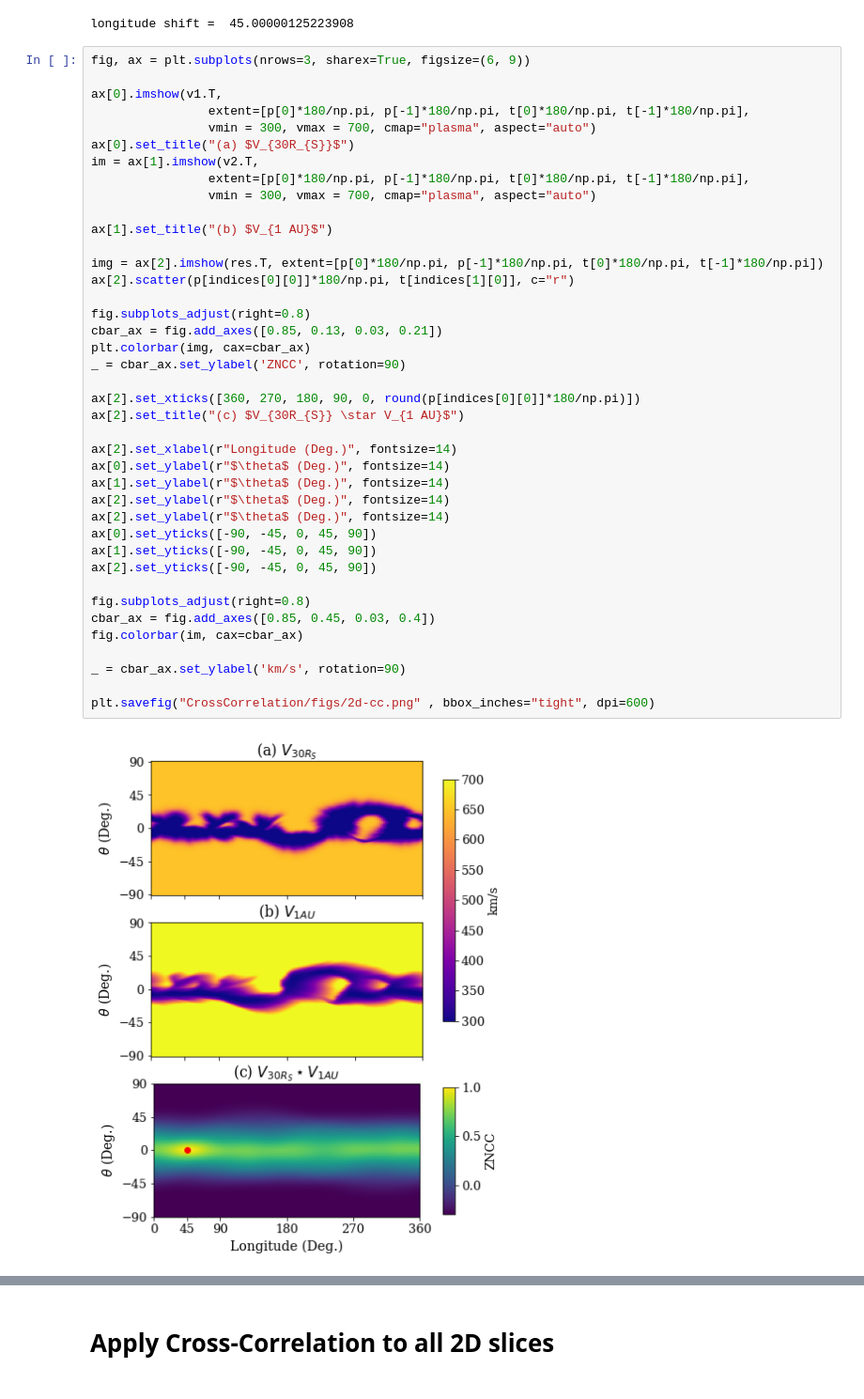
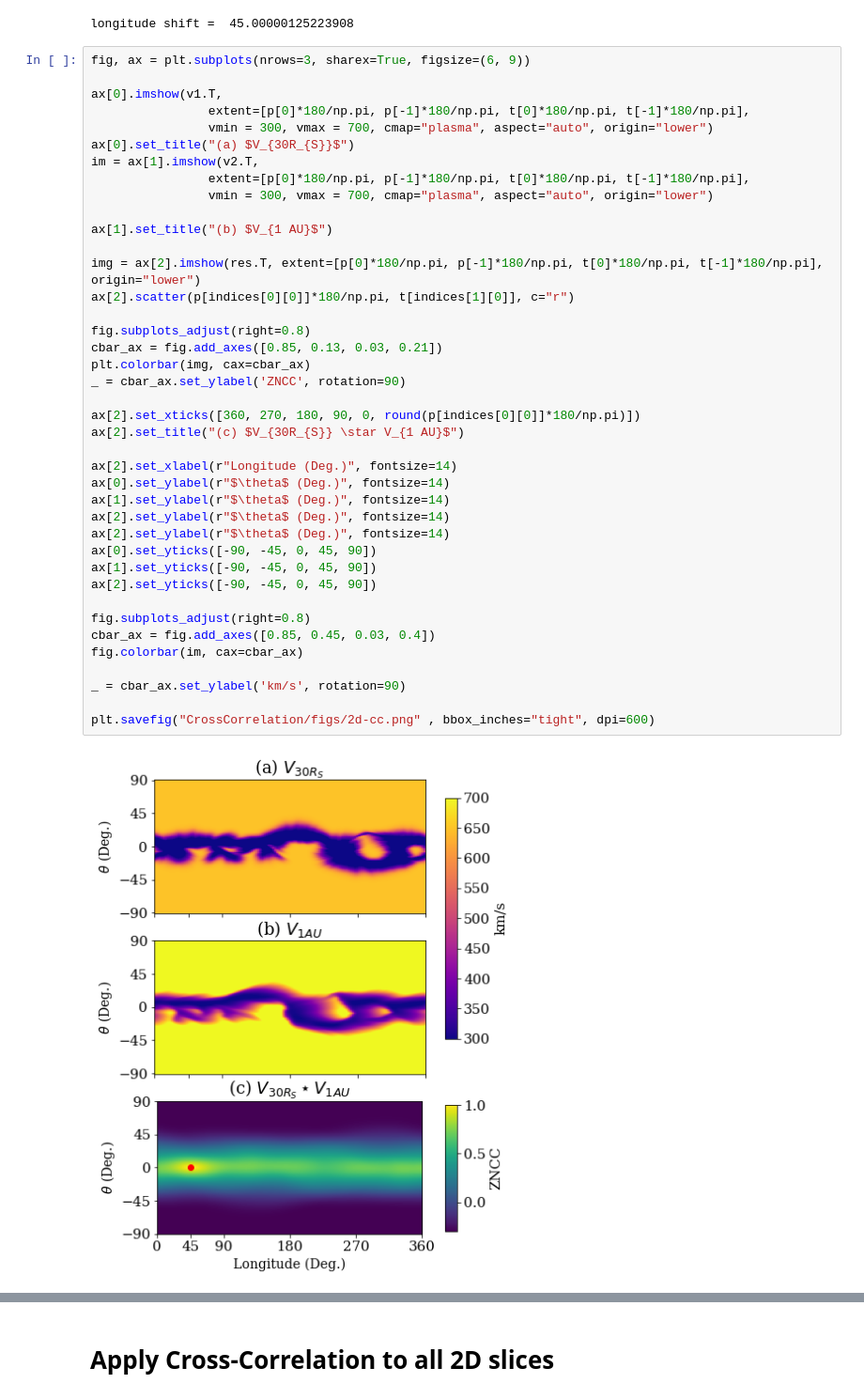
Before and after one commit to opaliss/Space-Weather-ROM, a Jupyter notebook: CrossCorrelation/Cross-Correlation-Tutorial.ipynb, the cells around one changed output, grey strips where cells are left out. Shown at 94% size. Drawn from its saved outputs; the diff is of its cells as text.

Commit message:
update figures for publication.

```diff
--- a/CrossCorrelation/Cross-Correlation-Tutorial.ipynb
+++ b/CrossCorrelation/Cross-Correlation-Tutorial.ipynb
@@ -295,43 +295,43 @@ fig, ax = plt.subplots(nrows=3, sharex=True, figsize=(6, 9))
 
 ax[0].imshow(v1.T,
                 extent=[p[0]*180/np.pi, p[-1]*180/np.pi, t[0]*180/np.pi, t[-1]*180/np.pi],
-                vmin = 300, vmax = 700, cmap="plasma", aspect="auto")
+                vmin = 300, vmax = 700, cmap="plasma", aspect="auto", origin="lower")
 ax[0].set_title("(a) $V_{30R_{S}}$")
 im = ax[1].imshow(v2.T,
                 extent=[p[0]*180/np.pi, p[-1]*180/np.pi, t[0]*180/np.pi, t[-1]*180/np.pi],
-                vmin = 300, vmax = 700, cmap="plasma", aspect="auto")
+                vmin = 300, vmax = 700, cmap="plasma", aspect="auto", origin="lower")
 
 ax[1].set_title("(b) $V_{1 AU}$")
 
-img = ax[2].imshow(res.T, extent=[p[0]*180/np.pi, p[-1]*180/np.pi, t[0]*180/np.pi, t[-1]*180/np.pi])
+img = ax[2].imshow(res.T, extent=[p[0]*180/np.pi, p[-1]*180/np.pi, t[0]*180/np.pi, t[-1]*180/np.pi], origin="lower")
 ax[2].scatter(p[indices[0][0]]*180/np.pi, t[indices[1][0]], c="r")
 
 fig.subplots_adjust(right=0.8)
 cbar_ax = fig.add_axes([0.85, 0.13, 0.03, 0.21])
 plt.colorbar(img, cax=cbar_ax)
 _ = cbar_ax.set_ylabel('ZNCC', rotation=90)
 
 ax[2].set_xticks([360, 270, 180, 90, 0, round(p[indices[0][0]]*180/np.pi)])
 ax[2].set_title("(c) $V_{30R_{S}} \star V_{1 AU}$")
 
 ax[2].set_xlabel(r"Longitude (Deg.)", fontsize=14)
 ax[0].set_ylabel(r"$\theta$ (Deg.)", fontsize=14)
 ax[1].set_ylabel(r"$\theta$ (Deg.)", fontsize=14)
 ax[2].set_ylabel(r"$\theta$ (Deg.)", fontsize=14)
 ax[2].set_ylabel(r"$\theta$ (Deg.)", fontsize=14)
 ax[0].set_yticks([-90, -45, 0, 45, 90])
 ax[1].set_yticks([-90, -45, 0, 45, 90])
 ax[2].set_yticks([-90, -45, 0, 45, 90])
 
 fig.subplots_adjust(right=0.8)
 cbar_ax = fig.add_axes([0.85, 0.45, 0.03, 0.4])
 fig.colorbar(im, cax=cbar_ax)
 
 _ = cbar_ax.set_ylabel('km/s', rotation=90)
 
 plt.savefig("CrossCorrelation/figs/2d-cc.png" , bbox_inches="tight", dpi=600)
 # %% [output]
-[figure, old version]
+[figure, new version]
 # %%
 fig, ax = plt.subplots(figsize=(5, 3))
 pos = ax.imshow(v1.T,
```
Also changed, not shown: parts of 10 cells of this notebook, 16 other files.
